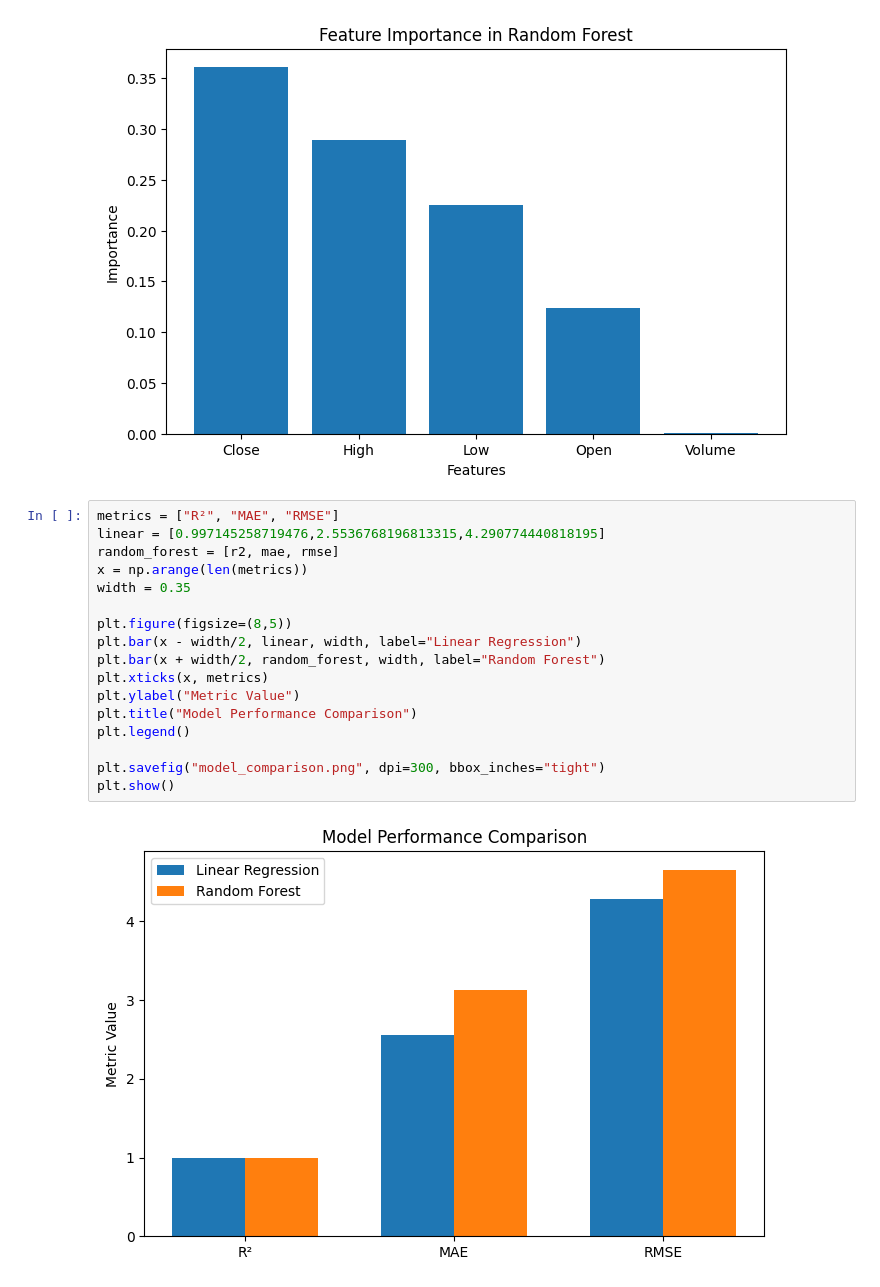
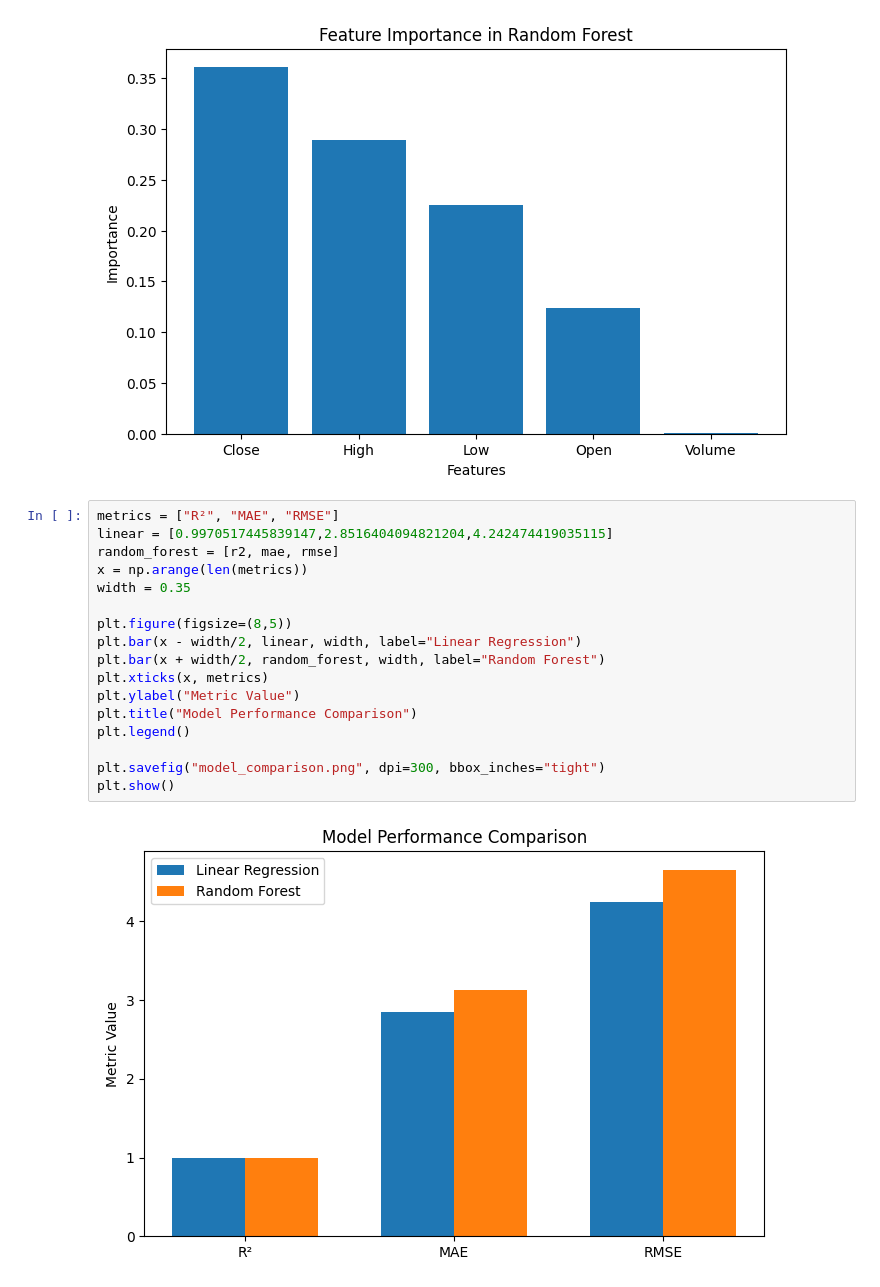
Before and after one commit to Jeffrey-AI-research/Stock-Market-Predictions-AI-Research, a Jupyter notebook: Stock_Market_Predictions_AI_Research_(RF_Revision_1).ipynb, the cells around one changed output. Cells and saved outputs as stored; diff of their text form.

```diff
--- a/Stock_Market_Predictions_AI_Research_(RF_Revision_1).ipynb
+++ b/Stock_Market_Predictions_AI_Research_(RF_Revision_1).ipynb
@@ -85,20 +83,20 @@ plt.show()
 [figure]
 # %%
 metrics = ["R²", "MAE", "RMSE"]
-linear = [0.997145258719476,2.5536768196813315,4.290774440818195]
+linear = [0.9970517445839147,2.8516404094821204,4.242474419035115]
 random_forest = [r2, mae, rmse]
 x = np.arange(len(metrics))
 width = 0.35
 
 plt.figure(figsize=(8,5))
 plt.bar(x - width/2, linear, width, label="Linear Regression")
 plt.bar(x + width/2, random_forest, width, label="Random Forest")
 plt.xticks(x, metrics)
 plt.ylabel("Metric Value")
 plt.title("Model Performance Comparison")
 plt.legend()
 
 plt.savefig("model_comparison.png", dpi=300, bbox_inches="tight")
 plt.show()
 # %% [output]
-[figure, old version]
+[figure, new version]
```
Also changed, not shown: parts of 3 cells of this notebook.
